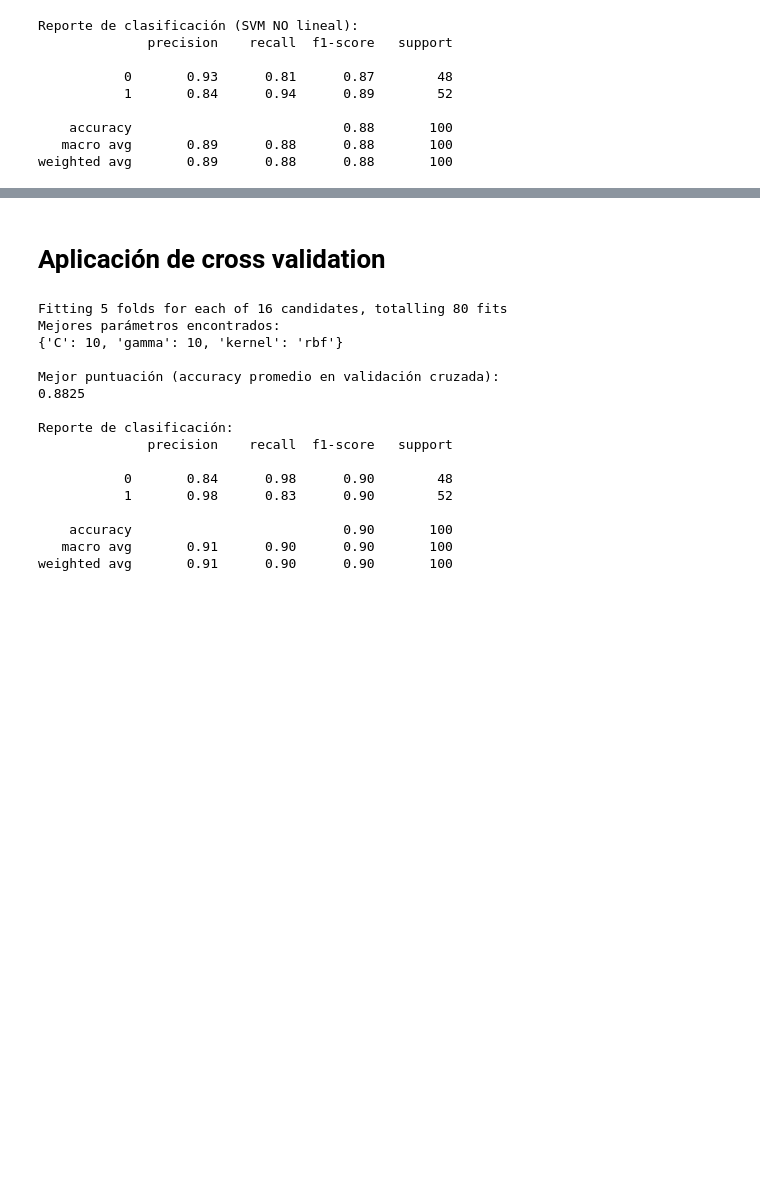
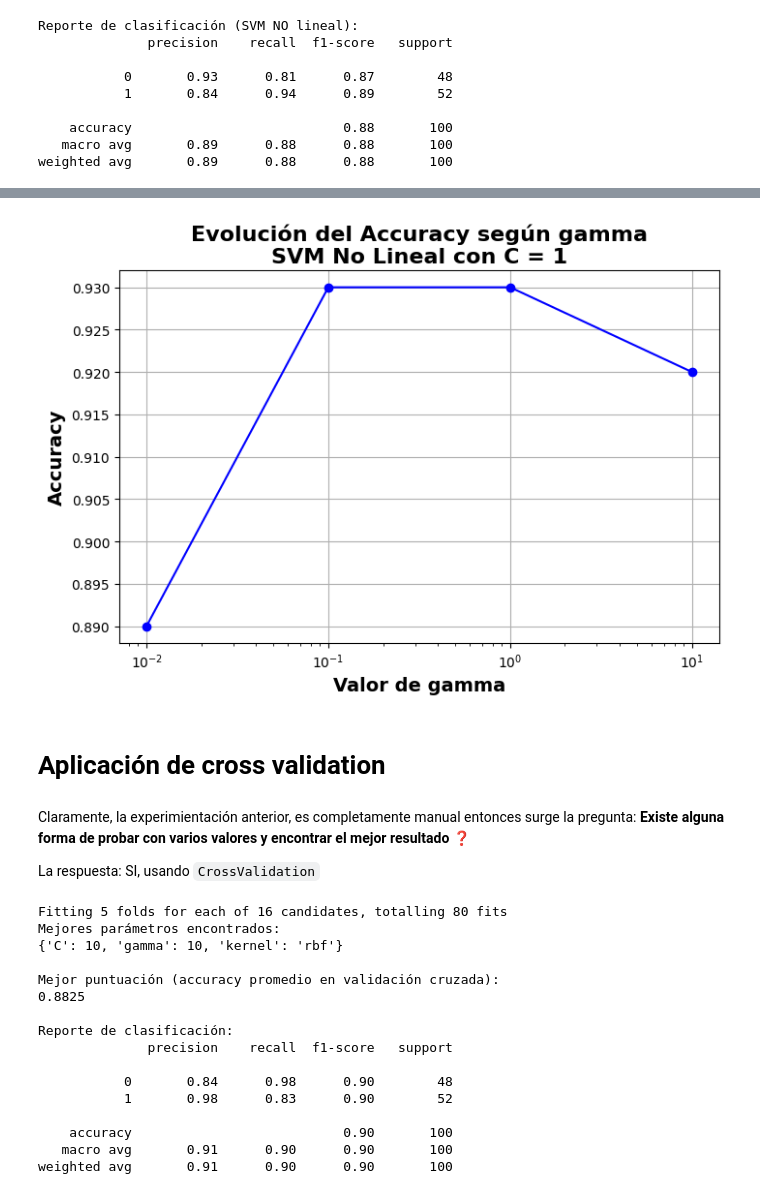
Before and after one commit to JaznaLaProfe/Mineria_de_datos, a Jupyter notebook: notebooks/13_BIY7121_Revisión_SVM_NO_Lineal.ipynb, the cells around one changed output, grey strips where cells are left out. Cells and saved outputs as stored; diff of their text form; code cells hidden in the pictures; blank space fills up the shorter version.

Commit message:
Mejora explicación de revisión de SVM

```diff
--- a/notebooks/13_BIY7121_Revisión_SVM_NO_Lineal.ipynb
+++ b/notebooks/13_BIY7121_Revisión_SVM_NO_Lineal.ipynb
@@ -260,5 +322,13 @@ weighted avg       0.87      0.87      0.87       100
+# %%
+ver_resultados(resultados_c1, C_value)
+# %% [output]
+[figure, added]
 # %% [markdown]
 # Aplicación de cross validation
+# %% [markdown]
+Claramente, la experimientación anterior, es completamente manual entonces surge la pregunta: **Existe alguna forma de probar con varios valores y encontrar el mejor resultado** ❓
+
+La respuesta: SI, usando `CrossValidation`
 # %%
 # Paso 1: Configurar los parámetros a explorar
 param_grid = {
```
Also changed, not shown: parts of 13 cells of this notebook.
